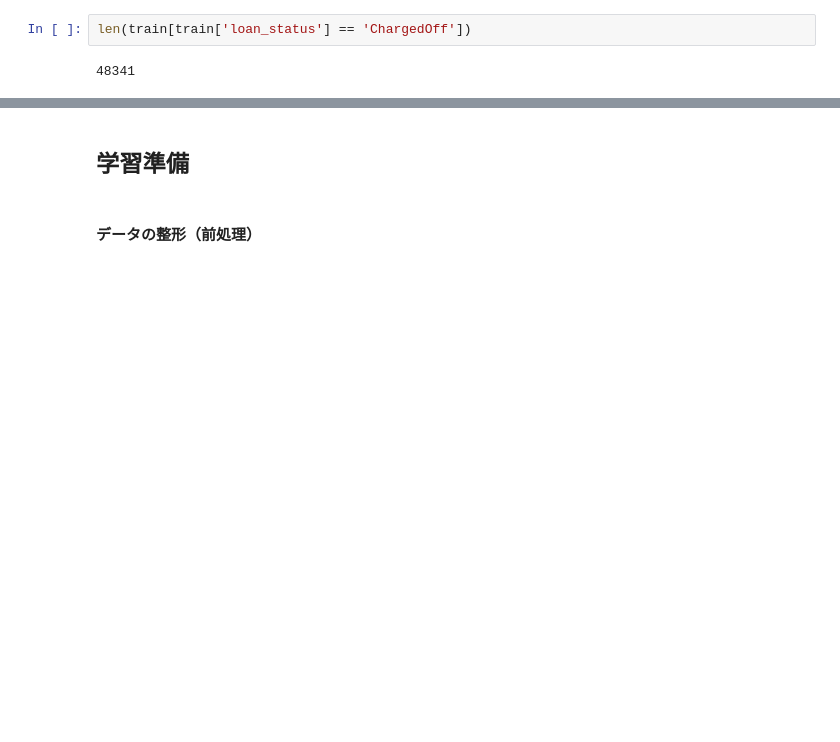
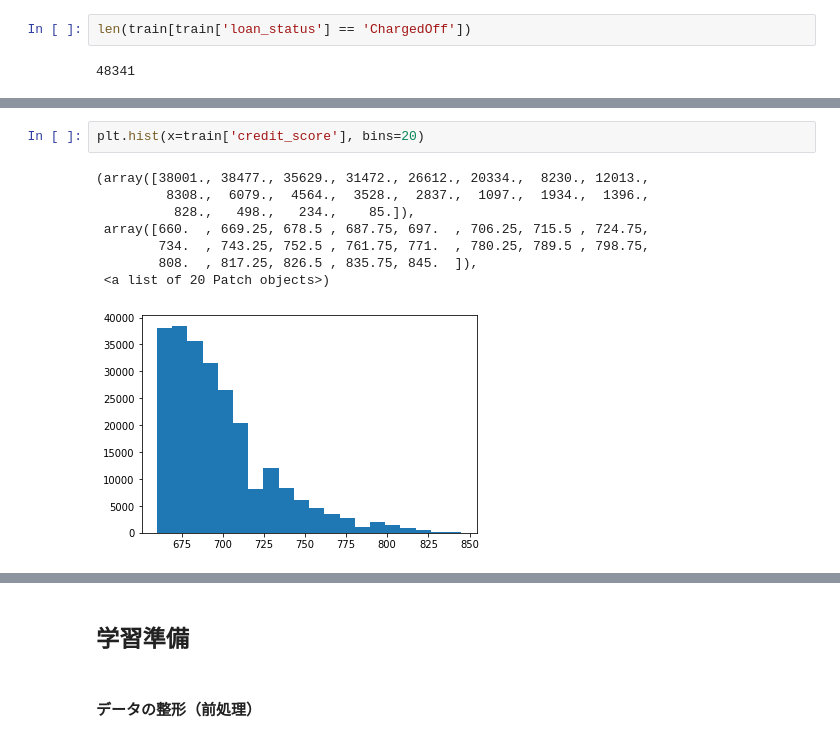
Before and after one commit to RandyGen/SIGNATE_Beginner3, a Jupyter notebook: Beginner3_20210725/model.ipynb, the cells around one changed output, grey strips where cells are left out. Cells and saved outputs as stored; diff of their text form; blank space fills up the shorter version.

```diff
--- a/Beginner3_20210725/model.ipynb
+++ b/Beginner3_20210725/model.ipynb
@@ -99,0 +146,11 @@ len(train[train['loan_status'] == 'ChargedOff'])
+# %%
+plt.hist(x=train['credit_score'], bins=20)
+# %% [output]
+(array([38001., 38477., 35629., 31472., 26612., 20334.,  8230., 12013.,
+         8308.,  6079.,  4564.,  3528.,  2837.,  1097.,  1934.,  1396.,
+          828.,   498.,   234.,    85.]),
+ array([660.  , 669.25, 678.5 , 687.75, 697.  , 706.25, 715.5 , 724.75,
+        734.  , 743.25, 752.5 , 761.75, 771.  , 780.25, 789.5 , 798.75,
+        808.  , 817.25, 826.5 , 835.75, 845.  ]),
+ <a list of 20 Patch objects>)
+[figure, added]
```
Also changed, not shown: parts of 32 cells of this notebook.
